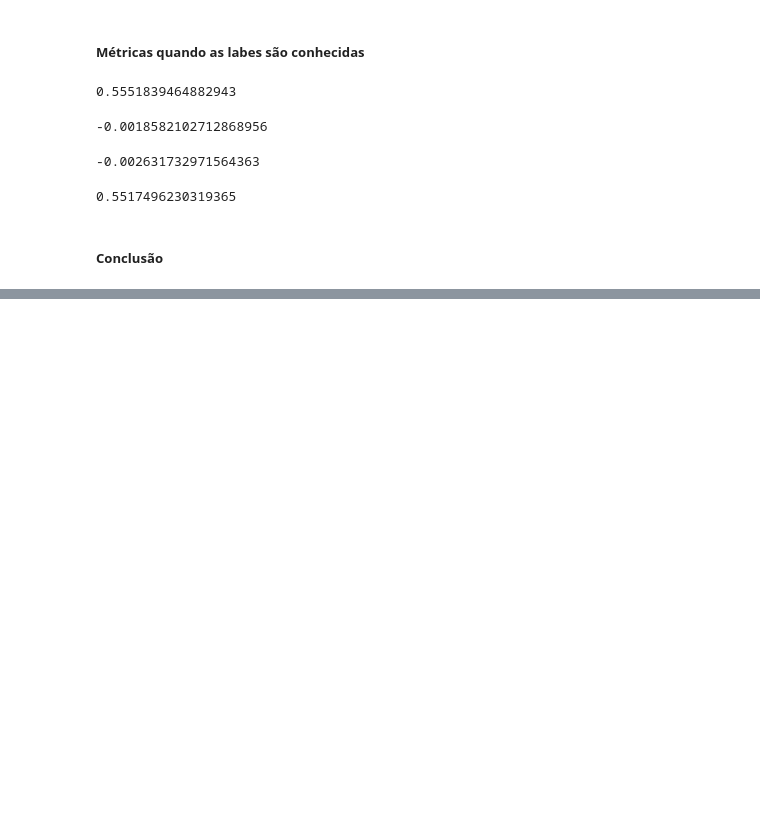
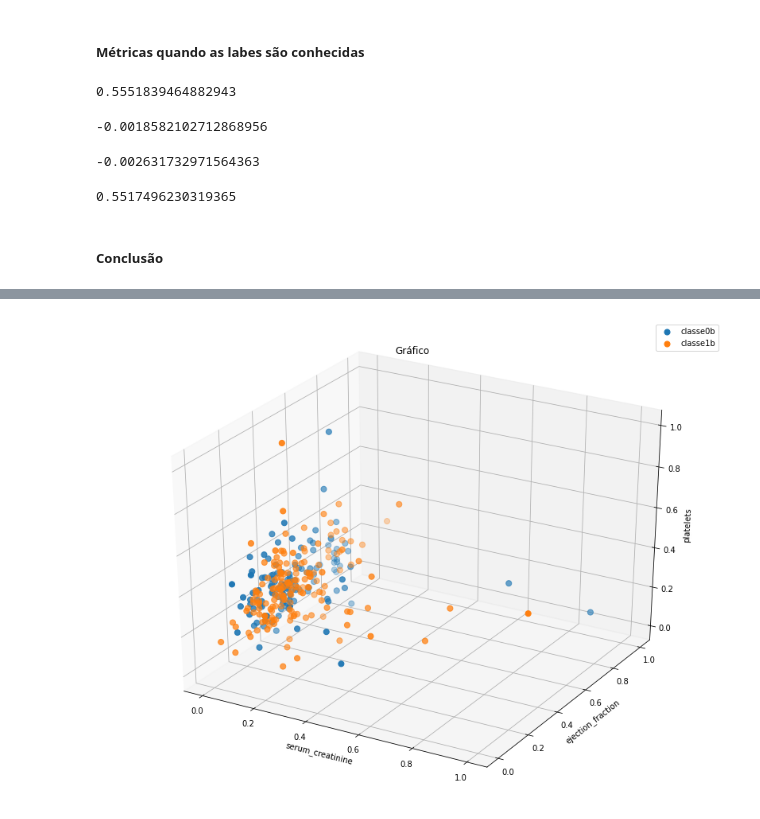
Before and after one commit to svhenrique/analise-dataset-heart-disease, a Jupyter notebook: semana4/Untitled3.ipynb, the cells around one changed output, grey strips where cells are left out. Drawn from its saved outputs; the diff is of its cells as text; code cells hidden in the pictures; blank space fills up the shorter version.

```diff
--- a/semana4/Untitled3.ipynb
+++ b/semana4/Untitled3.ipynb
@@ -725,0 +772,4 @@ fm
+# %%
+# transformando as labels em um dataframe
+grupos2 = pd.DataFrame(labels_hierarquico)
+grupos2
@@ -725,0 +790,11 @@ fm
+# %%
+# adicionando as labels ao teste para fins de visualização
+
+# X3.shape dá a dimensionalidade e X3.shape[1] retorna  o número de colunas + 1, basicamente.
+
+# DEATH_EVENT é o campo de previsão de morte por insuficiência cardíeca
+# no dataset original
+
+X3 = X.copy()
+X3.insert((X3.shape[1]),'DEATH_EVENT',grupos2)
+X3
@@ -725,0 +815,30 @@ fm
+# %%
+# como, até agora, não sabemos qual label pertence a qual classe nos grupos
+# chamaremos de classe0 (para as classes com 0) e classe1 (para as classes com 1)
+
+# coloquei um "b" depois de classe0 e classe1 para não causar conflitos em outras execuçõse
+# do notebook
+
+classe0b = X3[X3['DEATH_EVENT']==0]
+classe1b = X3[X3['DEATH_EVENT']==1]
+# %%
+# redimensionando as figuras para que a vizualização do gráfico 3d seja melhor
+plt.rcParams["figure.figsize"] = (14,11)
+# %%
+# escolhi os atributos serum_creatinine e ejection_fraction
+# pois, na análise feita preliminarmente (link do notebook no cabeçalho), esses
+# são os atributos mais promissores para discriminar as classes. Usarei, também,
+# o atributo platelets e, então, plotar um gráfico 3d (o atributo platelets também é
+# adequado para a discriminação).
+
+ax = plt.axes(projection='3d')
+ax.scatter3D(classe0b.serum_creatinine,classe0b.ejection_fraction,classe0b.platelets,s=50,label='classe0b')
+ax.scatter3D(classe1b.serum_creatinine,classe1b.ejection_fraction,classe1b.platelets,s=50,label='classe1b')
+plt.legend()
+ax.set_xlabel('serum_creatinine')
+ax.set_ylabel('ejection_fraction')
+ax.set_zlabel('platelets')
+plt.title('Gráfico')
+plt.show()
+# %% [output]
+[figure, added]
```
Also changed, not shown: parts of 29 cells of this notebook.
